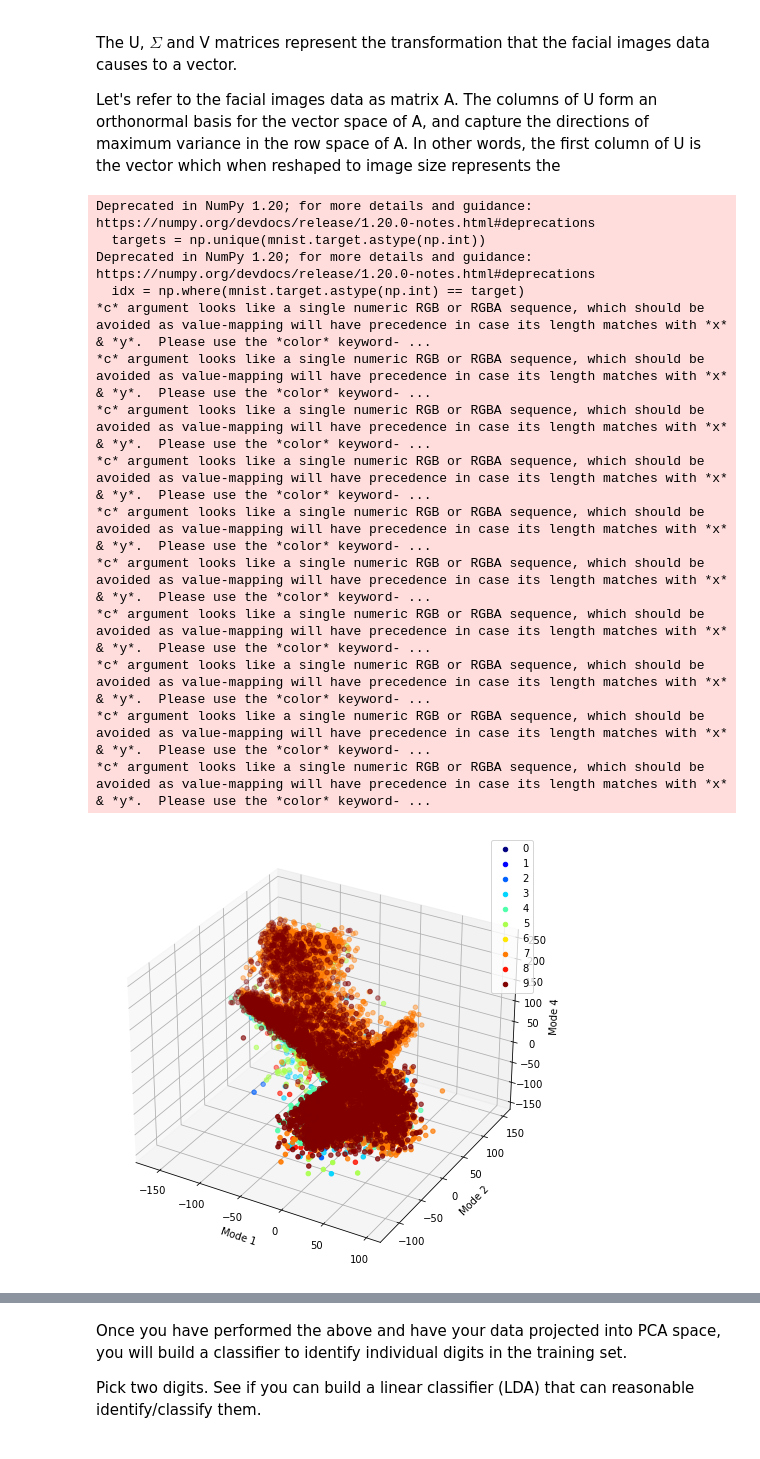
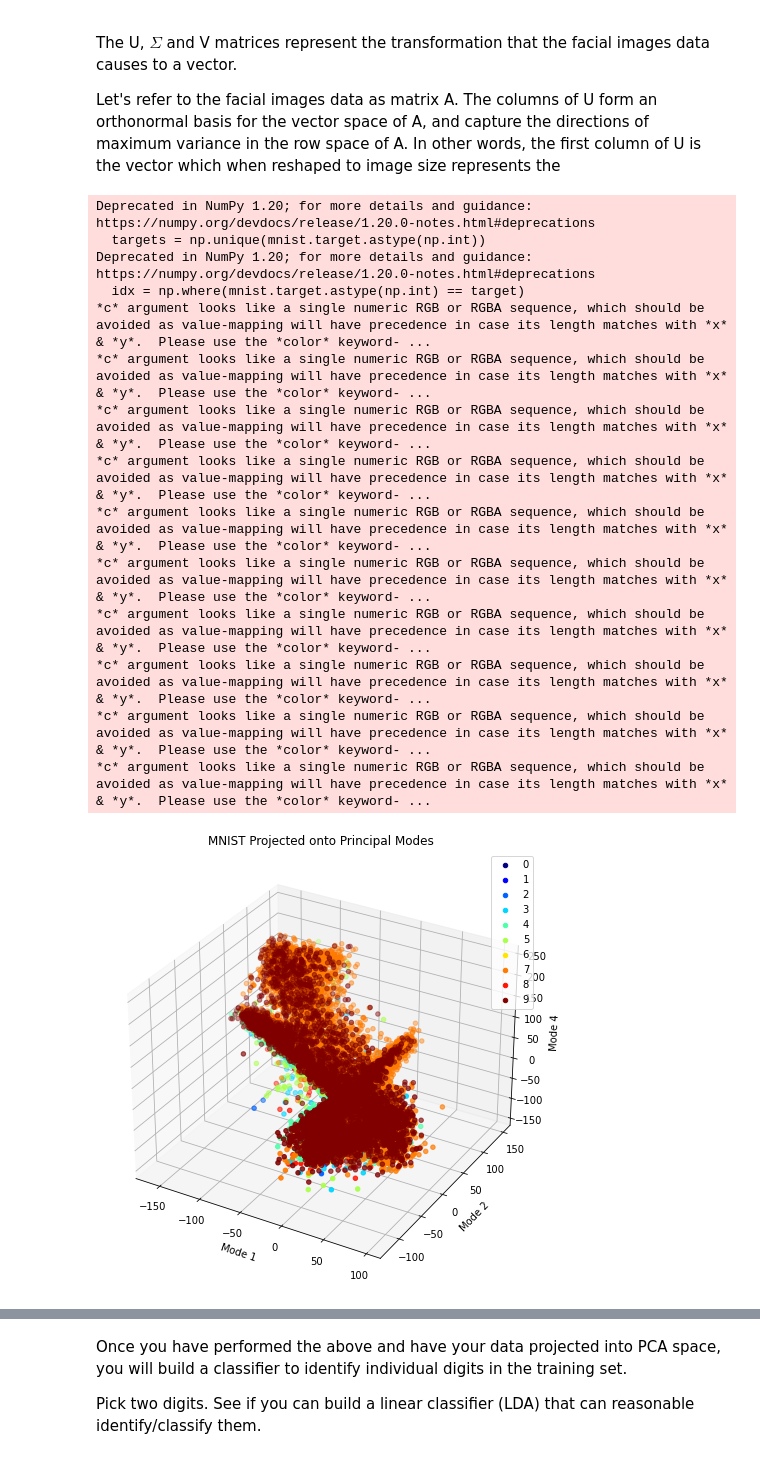
Before and after one commit to ewan-lister/EE-399, a Jupyter notebook: Homework/HW3/HW3_Code.ipynb, the cells around one changed output, grey strips where cells are left out. Cells and saved outputs as stored; diff of their text form; code cells hidden in the pictures.

```diff
--- a/Homework/HW3/HW3_Code.ipynb
+++ b/Homework/HW3/HW3_Code.ipynb
@@ -170,32 +170,33 @@ V_modes = V[modes, :]
 proj_data = np.dot(mnist.data, V_modes.T)
 
 # Create 3D plot
 fig = plt.figure(figsize=(10, 8))
 ax = fig.add_subplot(111, projection='3d')
 targets = np.unique(mnist.target.astype(np.int))
 colors = plt.cm.jet(np.linspace(0, 1, len(targets)))
 for target, color in zip(targets, colors):
     idx = np.where(mnist.target.astype(np.int) == target)
     ax.scatter(proj_data[idx, 0], proj_data[idx, 1], proj_data[idx, 2], c=color, label=target)
 ax.set_xlabel('Mode ' + str(modes[0]))
 ax.set_ylabel('Mode ' + str(modes[1]))
 ax.set_zlabel('Mode ' + str(modes[2]))
 ax.legend()
-plt.savefig('./Figures/proj_3_modes_all.jpg', facecolor=w)
+plt.title('MNIST Projected onto Principal Modes')
+plt.savefig('./Figures/proj_3_modes_all.png', facecolor=w)
 plt.show()
 # %% [output]
 Deprecated in NumPy 1.20; for more details and guidance: https://numpy.org/devdocs/release/1.20.0-notes.html#deprecations
   targets = np.unique(mnist.target.astype(np.int))
 Deprecated in NumPy 1.20; for more details and guidance: https://numpy.org/devdocs/release/1.20.0-notes.html#deprecations
   idx = np.where(mnist.target.astype(np.int) == target)
 *c* argument looks like a single numeric RGB or RGBA sequence, which should be avoided as value-mapping will have precedence in case its length matches with *x* & *y*.  Please use the *color* keyword- ...
 *c* argument looks like a single numeric RGB or RGBA sequence, which should be avoided as value-mapping will have precedence in case its length matches with *x* & *y*.  Please use the *color* keyword- ...
 *c* argument looks like a single numeric RGB or RGBA sequence, which should be avoided as value-mapping will have precedence in case its length matches with *x* & *y*.  Please use the *color* keyword- ...
 *c* argument looks like a single numeric RGB or RGBA sequence, which should be avoided as value-mapping will have precedence in case its length matches with *x* & *y*.  Please use the *color* keyword- ...
 *c* argument looks like a single numeric RGB or RGBA sequence, which should be avoided as value-mapping will have precedence in case its length matches with *x* & *y*.  Please use the *color* keyword- ...
 *c* argument looks like a single numeric RGB or RGBA sequence, which should be avoided as value-mapping will have precedence in case its length matches with *x* & *y*.  Please use the *color* keyword- ...
 *c* argument looks like a single numeric RGB or RGBA sequence, which should be avoided as value-mapping will have precedence in case its length matches with *x* & *y*.  Please use the *color* keyword- ...
 *c* argument looks like a single numeric RGB or RGBA sequence, which should be avoided as value-mapping will have precedence in case its length matches with *x* & *y*.  Please use the *color* keyword- ...
 *c* argument looks like a single numeric RGB or RGBA sequence, which should be avoided as value-mapping will have precedence in case its length matches with *x* & *y*.  Please use the *color* keyword- ...
 *c* argument looks like a single numeric RGB or RGBA sequence, which should be avoided as value-mapping will have precedence in case its length matches with *x* & *y*.  Please use the *color* keyword- ...
-[figure, old version]
+[figure, new version]
```
Also changed, not shown: parts of 10 cells of this notebook, 2 other files.
